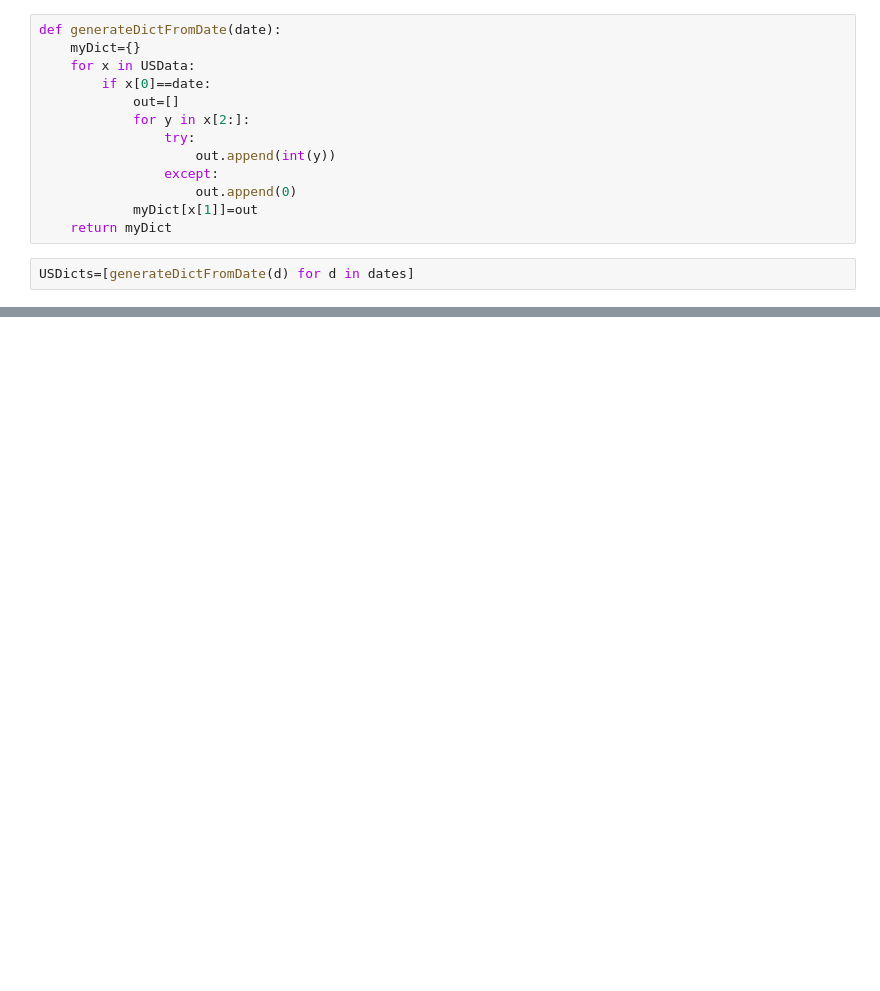
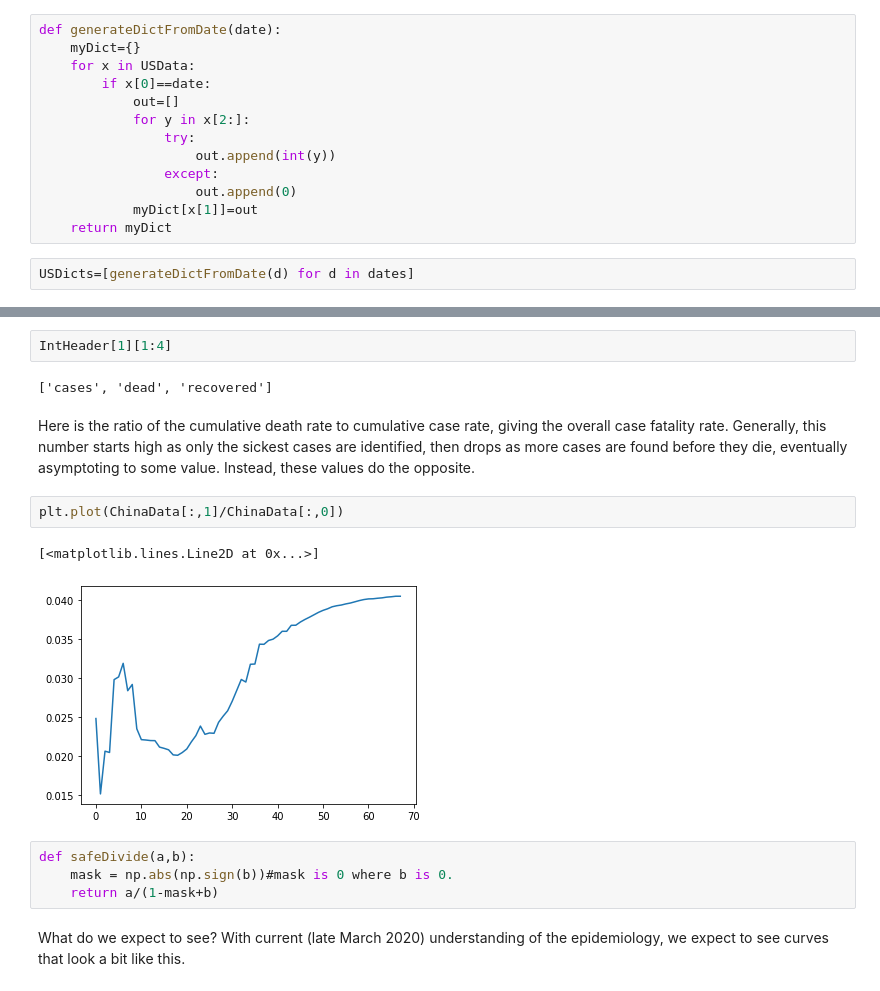
Before and after one commit to CHandmer/WikitableScraper, a Jupyter notebook: Wiki table scraping.ipynb, the cells around one changed output, grey strips where cells are left out. Drawn from its saved outputs; the diff is of its cells as text; blank space fills up the shorter version.

```diff
--- a/Wiki table scraping.ipynb
+++ b/Wiki table scraping.ipynb
@@ -418,0 +512,17 @@ np.savetxt("/home/handmer/Documents/Projects/Covid/COVID19USData.csv",allData2,d
+# %%
+IntHeader[1][1:4]
+# %% [output]
+['cases', 'dead', 'recovered']
+# %% [markdown]
+Here is the ratio of the cumulative death rate to cumulative case rate, giving the overall case fatality rate. Generally, this number starts high as only the sickest cases are identified, then drops as more cases are found before they die, eventually asymptoting to some value. Instead, these values do the opposite.
+# %%
+plt.plot(ChinaData[:,1]/ChinaData[:,0])
+# %% [output]
+[<matplotlib.lines.Line2D at 0x...>]
+[figure, added]
+# %%
+def safeDivide(a,b):
+    mask = np.abs(np.sign(b))#mask is 0 where b is 0.
+    return a/(1-mask+b)
+# %% [markdown]
+What do we expect to see? With current (late March 2020) understanding of the epidemiology, we expect to see curves that look a bit like this.
```
Also changed, not shown: parts of 65 cells of this notebook.
